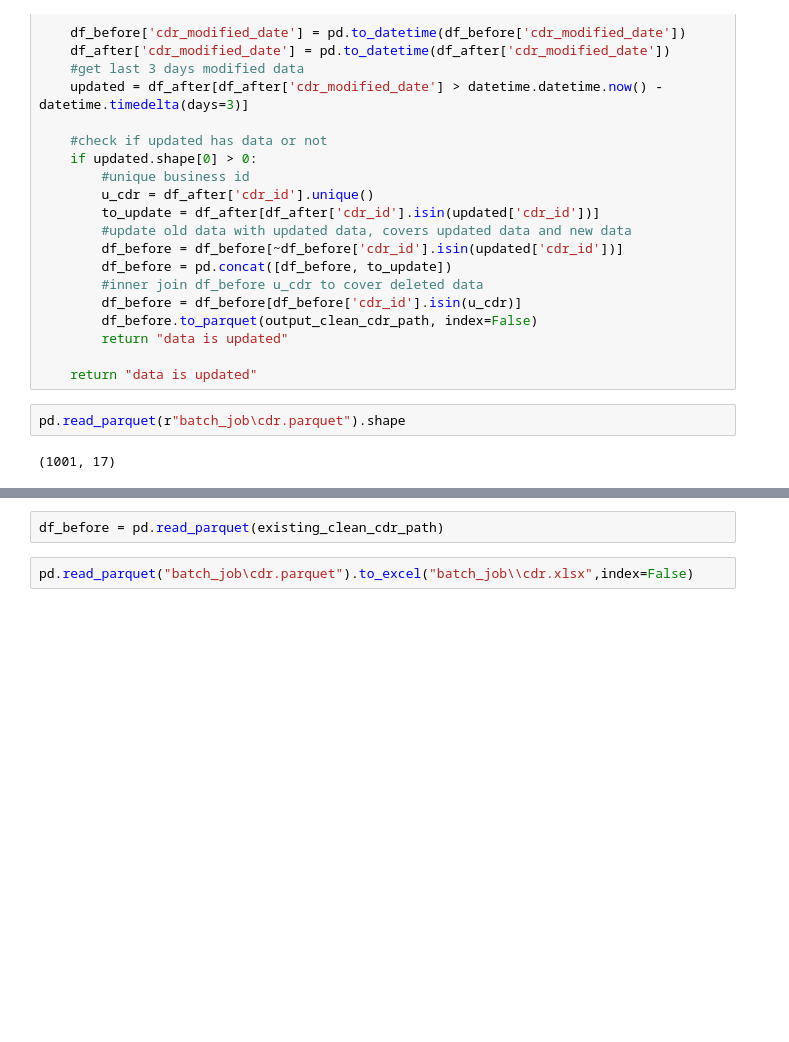
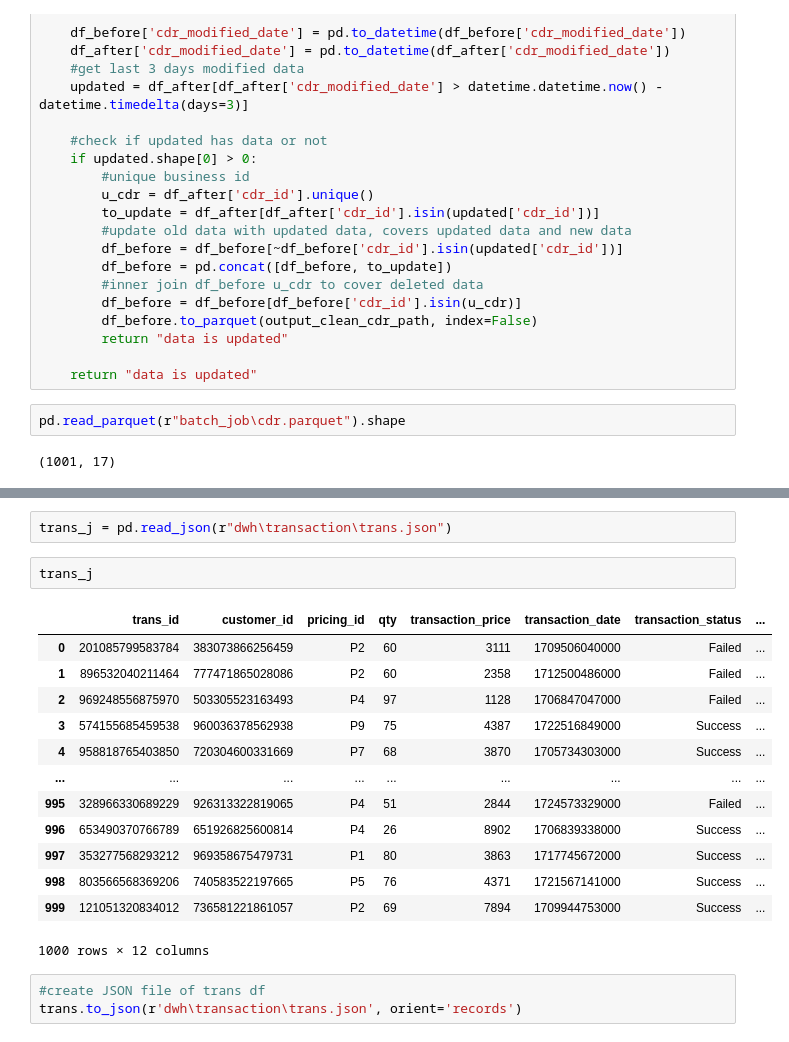
Before and after one commit to zylbergs/telmark, a Jupyter notebook: dev_main.ipynb, the cells around one changed output, grey strips where cells are left out. Saved outputs shown, nothing was run; the diff lists cells and outputs as text; blank space fills up the shorter version.

```diff
--- a/dev_main.ipynb
+++ b/dev_main.ipynb
@@ -407,4 +385,21 @@ to_update
-# %%
-df_before = pd.read_parquet(existing_clean_cdr_path)
-# %%
-pd.read_parquet("batch_job\cdr.parquet").to_excel("batch_job\\cdr.xlsx",index=False)
+# %%
+trans_j = pd.read_json(r"dwh\transaction\trans.json")
+# %%
+trans_j
+# %% [output]
+|  | trans_id | customer_id | pricing_id | qty | transaction_price | transaction_date | transaction_status | ... |
+| 0 | 201085799583784 | 383073866256459 | P2 | 60 | 3111 | 1709506040000 | Failed | ... |
+| 1 | 896532040211464 | 777471865028086 | P2 | 60 | 2358 | 1712500486000 | Failed | ... |
+| 2 | 969248556875970 | 503305523163493 | P4 | 97 | 1128 | 1706847047000 | Failed | ... |
+| 3 | 574155685459538 | 960036378562938 | P9 | 75 | 4387 | 1722516849000 | Success | ... |
+| 4 | 958818765403850 | 720304600331669 | P7 | 68 | 3870 | 1705734303000 | Success | ... |
+| ... | ... | ... | ... | ... | ... | ... | ... | ... |
+| 995 | 328966330689229 | 926313322819065 | P4 | 51 | 2844 | 1724573329000 | Failed | ... |
+| 996 | 653490370766789 | 651926825600814 | P4 | 26 | 8902 | 1706839338000 | Success | ... |
+| 997 | 353277568293212 | 969358675479731 | P1 | 80 | 3863 | 1717745672000 | Success | ... |
+| 998 | 803566568369206 | 740583522197665 | P5 | 76 | 4371 | 1721567141000 | Success | ... |
+| 999 | 121051320834012 | 736581221861057 | P2 | 69 | 7894 | 1709944753000 | Success | ... |
+1000 rows × 12 columns
+# %%
+#create JSON file of trans df
+trans.to_json(r'dwh\transaction\trans.json', orient='records')
```
Also changed, not shown: parts of 7 cells of this notebook, 23 other files.
